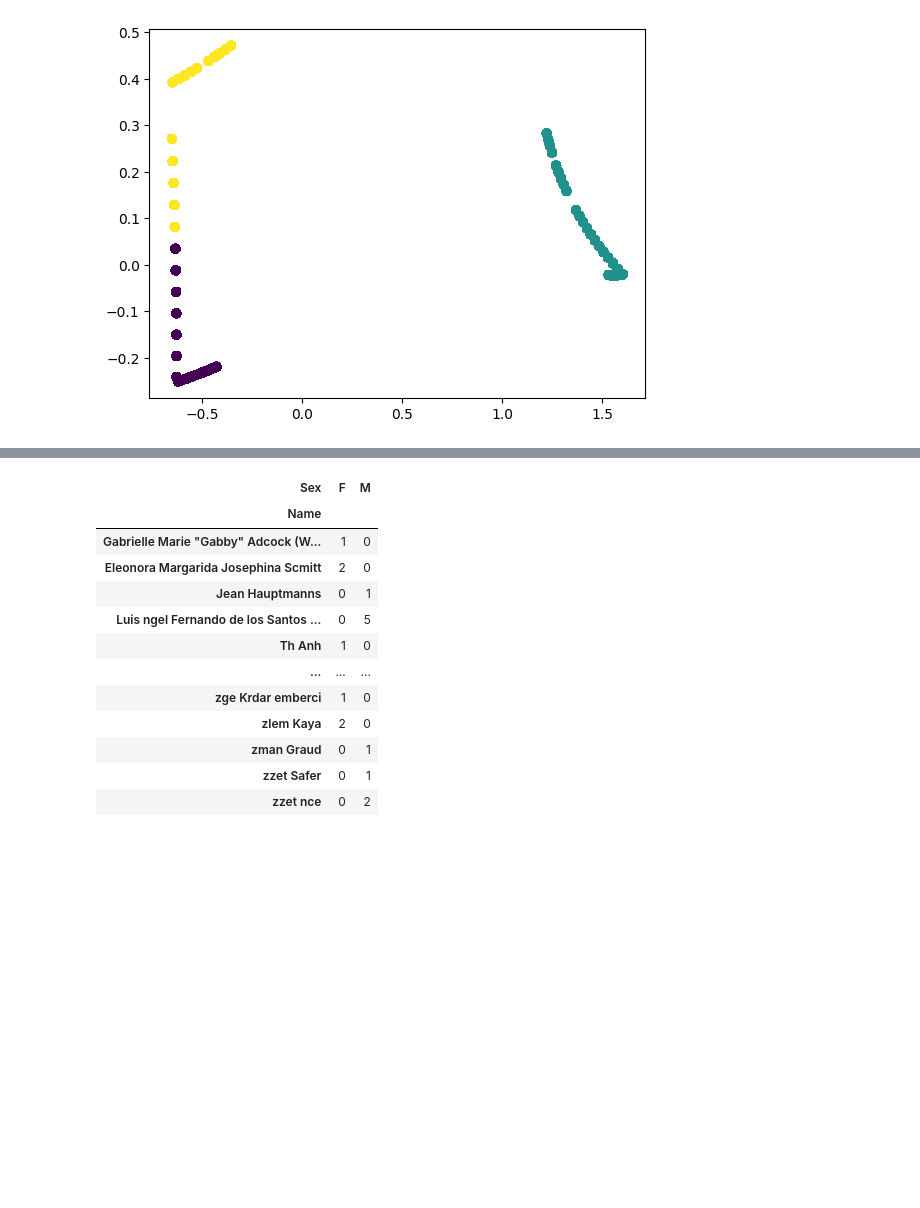
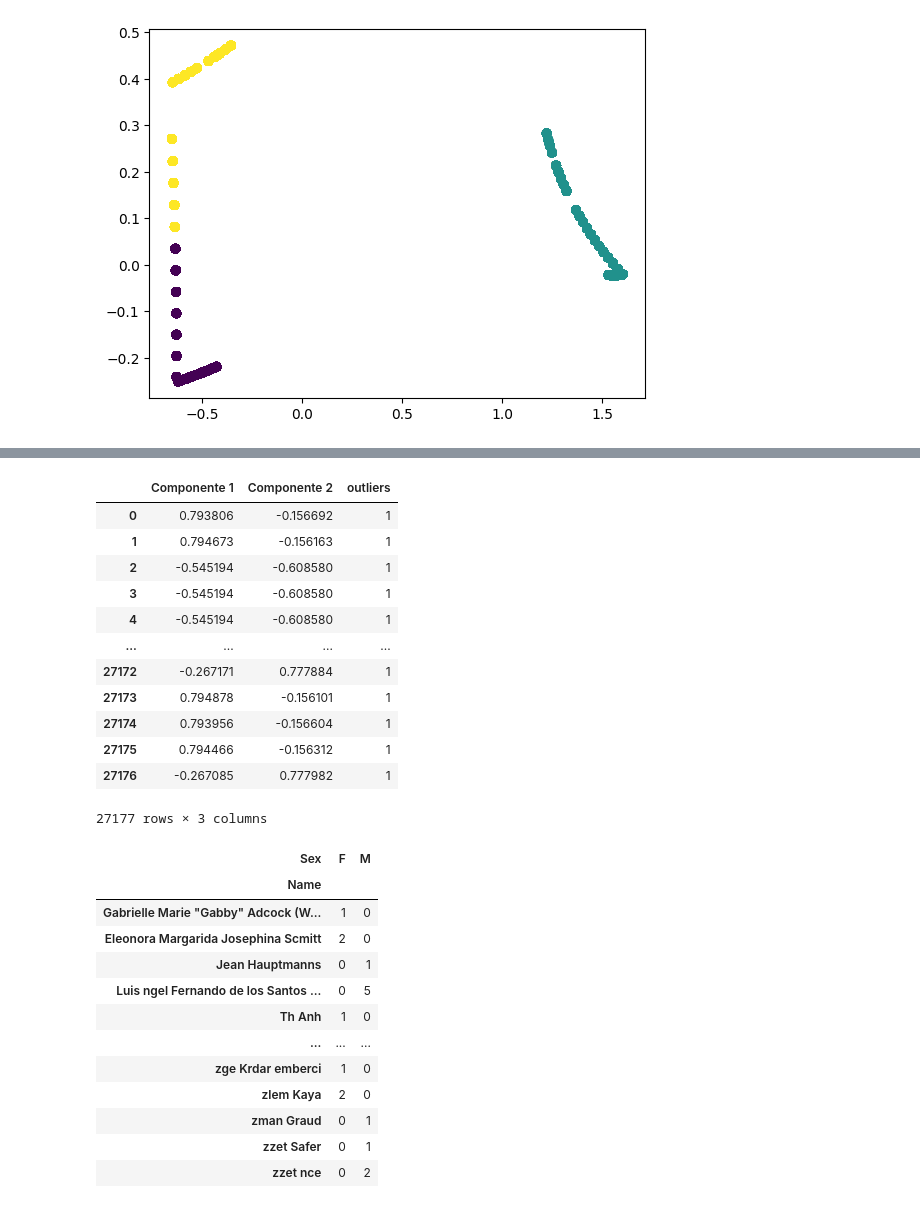
Before and after one commit to Zerzer0/MDS7202, a Jupyter notebook: Proyectos/Proyecto_1/Proyecto_enunciado.ipynb, the cells around one changed output, grey strips where cells are left out. Cells and saved outputs as stored; diff of their text form; code cells hidden in the pictures; blank space fills up the shorter version.

```diff
--- a/Proyectos/Proyecto_1/Proyecto_enunciado.ipynb
+++ b/Proyectos/Proyecto_1/Proyecto_enunciado.ipynb
@@ -311,3 +331,19 @@ plt.scatter(pca_df['Componente 1'], pca_df['Componente 2'], c=labels)
+# %%
+pca_df
+# %% [output]
+|  | Componente 1 | Componente 2 | outliers |
+| 0 | 0.793806 | -0.156692 | 1 |
+| 1 | 0.794673 | -0.156163 | 1 |
+| 2 | -0.545194 | -0.608580 | 1 |
+| 3 | -0.545194 | -0.608580 | 1 |
+| 4 | -0.545194 | -0.608580 | 1 |
+| ... | ... | ... | ... |
+| 27172 | -0.267171 | 0.777884 | 1 |
+| 27173 | 0.794878 | -0.156101 | 1 |
+| 27174 | 0.793956 | -0.156604 | 1 |
+| 27175 | 0.794466 | -0.156312 | 1 |
+| 27176 | -0.267085 | 0.777982 | 1 |
+27177 rows × 3 columns
 # %%
 correlation_matrix = olimpiadas_df[["ID", "Year"]].corr()
 # %%
```
Also changed, not shown: parts of 6 cells of this notebook, 8 other files.
